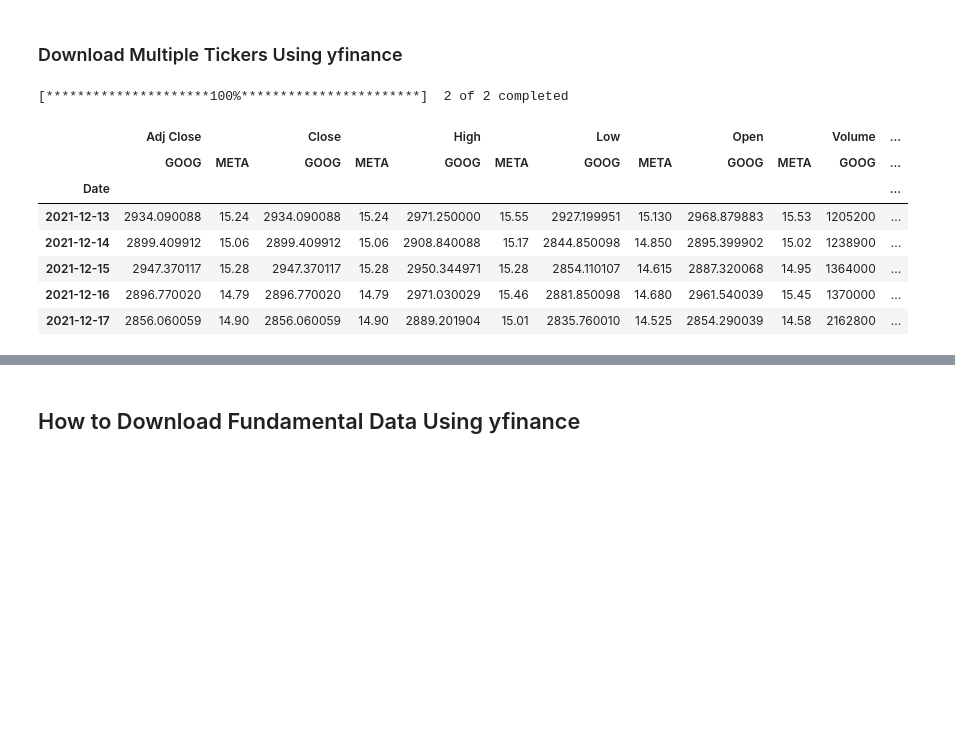
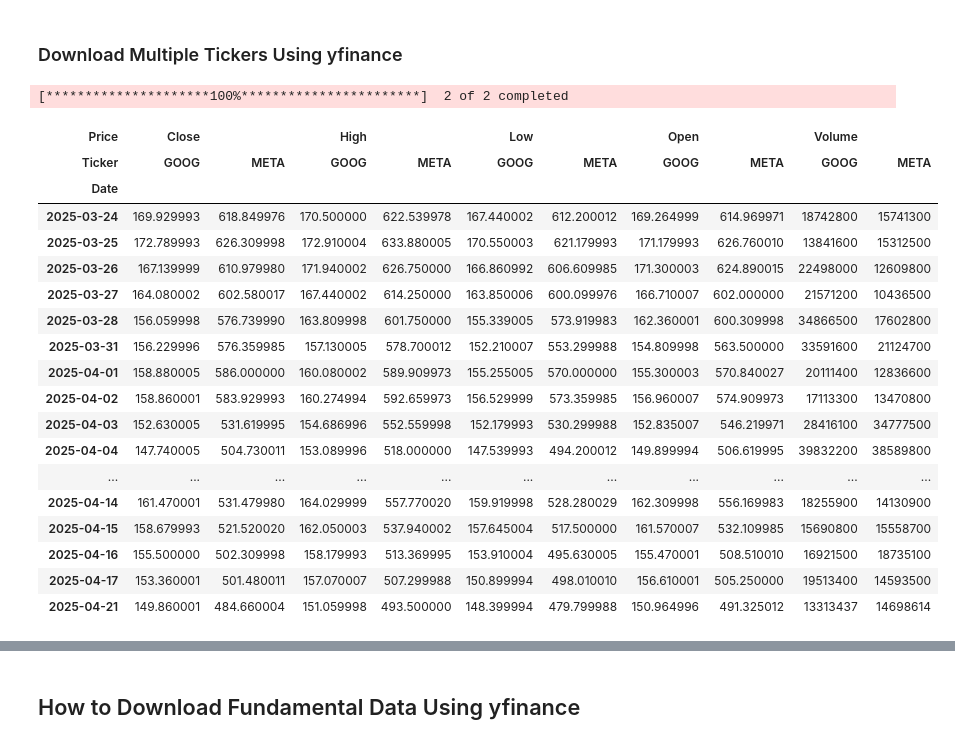
Before and after one commit to spicatabrada/yf2, a Jupyter notebook: yfinance-python-for-testing.ipynb, the cells around one changed output, grey strips where cells are left out. Drawn from its saved outputs; the diff is of its cells as text; code cells hidden in the pictures; blank space fills up the shorter version.

```diff
--- a/yfinance-python-for-testing.ipynb
+++ b/yfinance-python-for-testing.ipynb
@@ -109,17 +124,28 @@ data.head()
 ### Download Multiple Tickers Using yfinance
 # %%
 data = yf.download(['GOOG','META'], period='1mo')
-data.head()
+data.head(20)
 # %% [output]
 [*********************100%***********************]  2 of 2 completed
-|  | Adj Close |  | Close |  | High |  | Low |  | Open |  | Volume | ... |
-|  | GOOG | META | GOOG | META | GOOG | META | GOOG | META | GOOG | META | GOOG | ... |
-| Date |  |  |  |  |  |  |  |  |  |  |  | ... |
-| 2021-12-13 | 2934.090088 | 15.24 | 2934.090088 | 15.24 | 2971.250000 | 15.55 | 2927.199951 | 15.130 | 2968.879883 | 15.53 | 1205200 | ... |
-| 2021-12-14 | 2899.409912 | 15.06 | 2899.409912 | 15.06 | 2908.840088 | 15.17 | 2844.850098 | 14.850 | 2895.399902 | 15.02 | 1238900 | ... |
-| 2021-12-15 | 2947.370117 | 15.28 | 2947.370117 | 15.28 | 2950.344971 | 15.28 | 2854.110107 | 14.615 | 2887.320068 | 14.95 | 1364000 | ... |
-| 2021-12-16 | 2896.770020 | 14.79 | 2896.770020 | 14.79 | 2971.030029 | 15.46 | 2881.850098 | 14.680 | 2961.540039 | 15.45 | 1370000 | ... |
-| 2021-12-17 | 2856.060059 | 14.90 | 2856.060059 | 14.90 | 2889.201904 | 15.01 | 2835.760010 | 14.525 | 2854.290039 | 14.58 | 2162800 | ... |
+| Price | Close |  | High |  | Low |  | Open |  | Volume |  |
+| Ticker | GOOG | META | GOOG | META | GOOG | META | GOOG | META | GOOG | META |
+| Date |  |  |  |  |  |  |  |  |  |  |
+| 2025-03-24 | 169.929993 | 618.849976 | 170.500000 | 622.539978 | 167.440002 | 612.200012 | 169.264999 | 614.969971 | 18742800 | 15741300 |
+| 2025-03-25 | 172.789993 | 626.309998 | 172.910004 | 633.880005 | 170.550003 | 621.179993 | 171.179993 | 626.760010 | 13841600 | 15312500 |
+| 2025-03-26 | 167.139999 | 610.979980 | 171.940002 | 626.750000 | 166.860992 | 606.609985 | 171.300003 | 624.890015 | 22498000 | 12609800 |
+| 2025-03-27 | 164.080002 | 602.580017 | 167.440002 | 614.250000 | 163.850006 | 600.099976 | 166.710007 | 602.000000 | 21571200 | 10436500 |
+| 2025-03-28 | 156.059998 | 576.739990 | 163.809998 | 601.750000 | 155.339005 | 573.919983 | 162.360001 | 600.309998 | 34866500 | 17602800 |
+| 2025-03-31 | 156.229996 | 576.359985 | 157.130005 | 578.700012 | 152.210007 | 553.299988 | 154.809998 | 563.500000 | 33591600 | 21124700 |
+| 2025-04-01 | 158.880005 | 586.000000 | 160.080002 | 589.909973 | 155.255005 | 570.000000 | 155.300003 | 570.840027 | 20111400 | 12836600 |
+| 2025-04-02 | 158.860001 | 583.929993 | 160.274994 | 592.659973 | 156.529999 | 573.359985 | 156.960007 | 574.909973 | 17113300 | 13470800 |
+| 2025-04-03 | 152.630005 | 531.619995 | 154.686996 | 552.559998 | 152.179993 | 530.299988 | 152.835007 | 546.219971 | 28416100 | 34777500 |
+| 2025-04-04 | 147.740005 | 504.730011 | 153.089996 | 518.000000 | 147.539993 | 494.200012 | 149.899994 | 506.619995 | 39832200 | 38589800 |
+| ... | ... | ... | ... | ... | ... | ... | ... | ... | ... | ... |
+| 2025-04-14 | 161.470001 | 531.479980 | 164.029999 | 557.770020 | 159.919998 | 528.280029 | 162.309998 | 556.169983 | 18255900 | 14130900 |
+| 2025-04-15 | 158.679993 | 521.520020 | 162.050003 | 537.940002 | 157.645004 | 517.500000 | 161.570007 | 532.109985 | 15690800 | 15558700 |
+| 2025-04-16 | 155.500000 | 502.309998 | 158.179993 | 513.369995 | 153.910004 | 495.630005 | 155.470001 | 508.510010 | 16921500 | 18735100 |
+| 2025-04-17 | 153.360001 | 501.480011 | 157.070007 | 507.299988 | 150.899994 | 498.010010 | 156.610001 | 505.250000 | 19513400 | 14593500 |
+| 2025-04-21 | 149.860001 | 484.660004 | 151.059998 | 493.500000 | 148.399994 | 479.799988 | 150.964996 | 491.325012 | 13313437 | 14698614 |
 # %%
 data = yf.download(['GOOG','META'], start='2021-12-10', end='2021-12-30', group_by='ticker')
 data.head()
```
Also changed, not shown: parts of 9 cells of this notebook.
